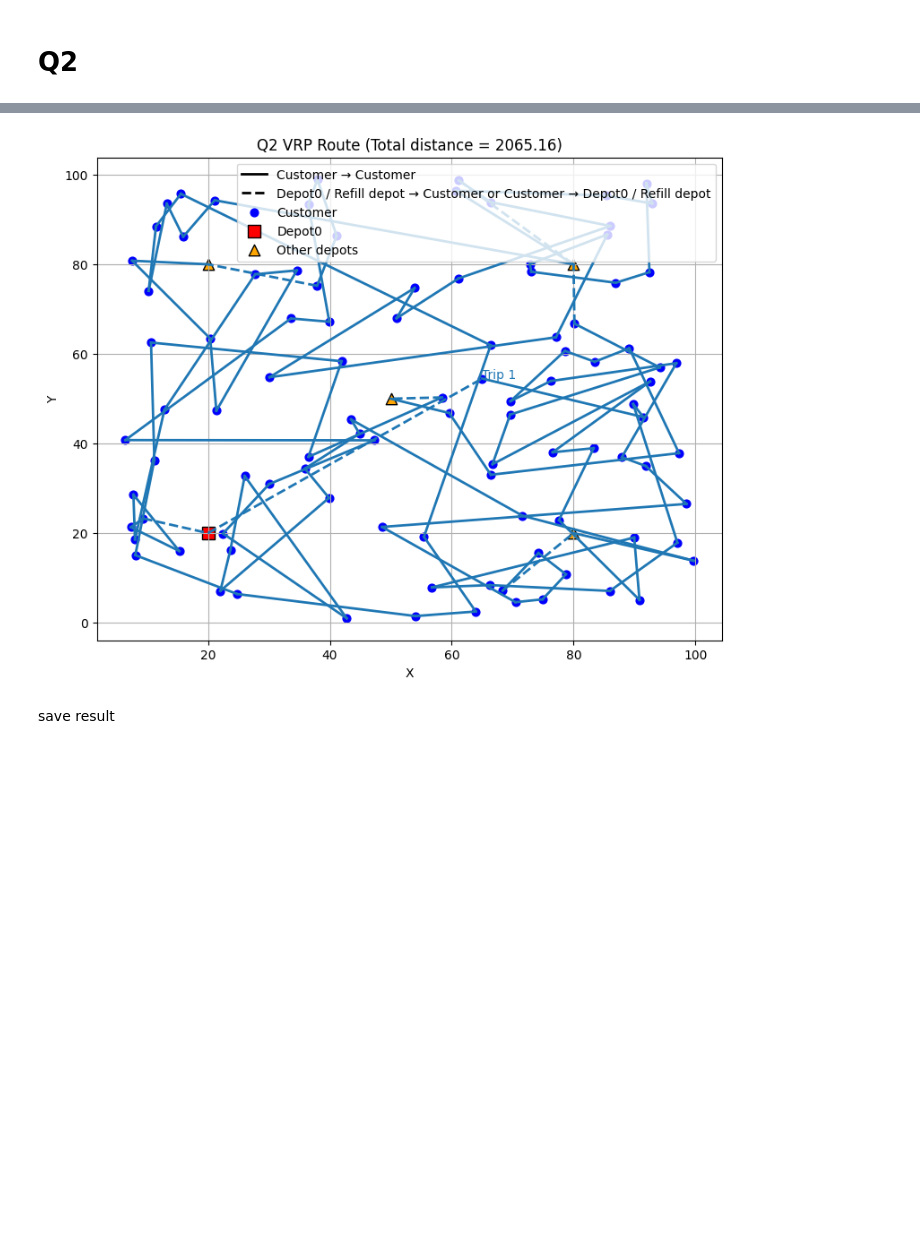
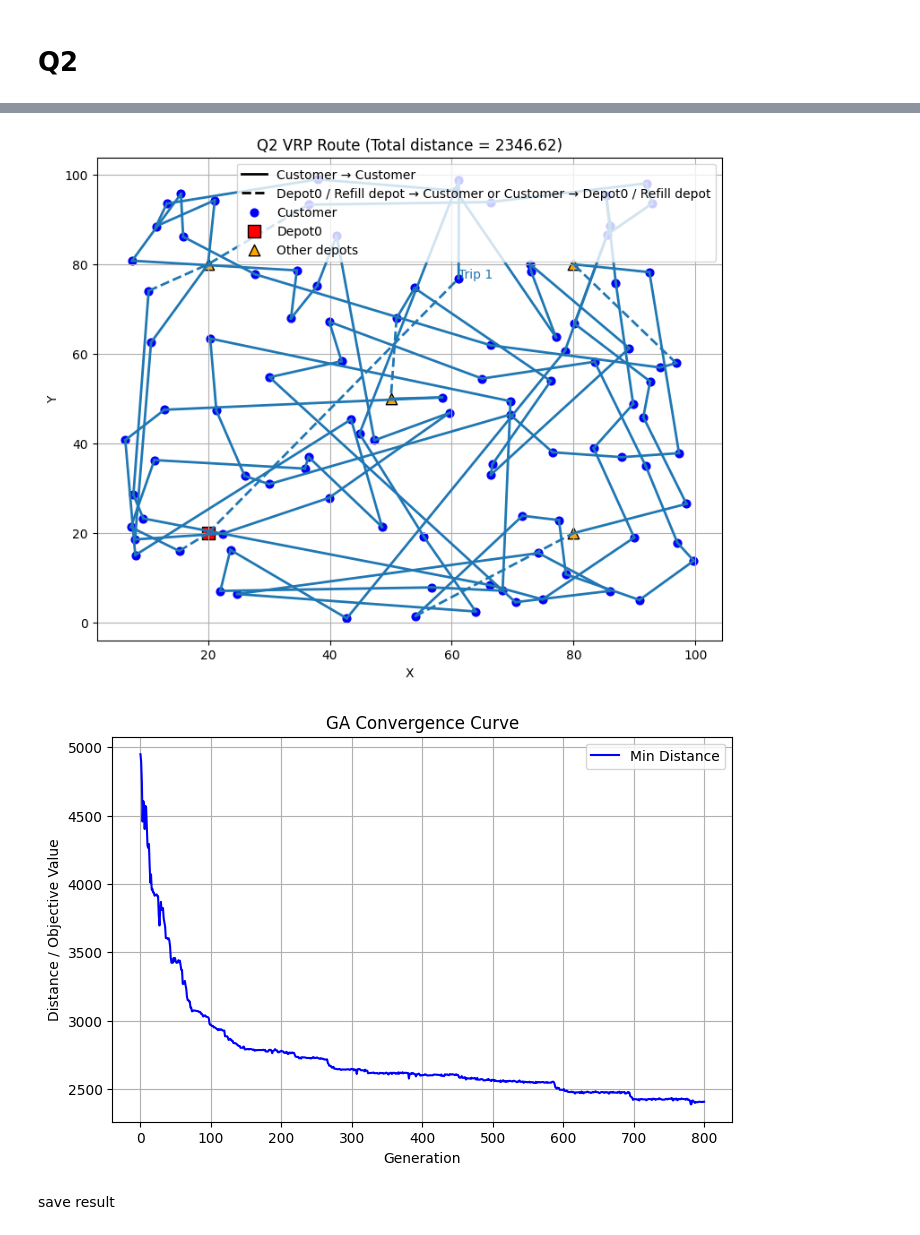
Before and after one commit to ssyss-513/MyColab, a Jupyter notebook: COMP5511/5511_a1.ipynb, the cells around one changed output, grey strips where cells are left out. Saved outputs shown, nothing was run; the diff lists cells and outputs as text; code cells hidden in the pictures; blank space fills up the shorter version.

```diff
--- a/COMP5511/5511_a1.ipynb
+++ b/COMP5511/5511_a1.ipynb
@@ -323,14 +309,14 @@ import pickle
 
 best_solutions = []
 for i, ind in enumerate(hof_save):
-    val, segments = eval_vrp_multi_depot(ind)
+    val, segments = eval_vrp_classical(ind)
     best_solutions.append({"individual": ind, "fitness": val[0], "segments": segments})
     print(f"\nTop {i+1} distance: {val[0]:.2f}")
     for j, s in enumerate(segments):
         print(f"  Trip {j+1}: {' -> '.join(map(str,s))}")
 
-with open("best_solutions.pkl", "wb") as f:
+with open("best_solutions_Q1_1.pkl", "wb") as f:
     pickle.dump(best_solutions, f)
 
-print("\n✅ 前10个最优解已保存到 best_solutions.pkl")
+print("\n✅ 前10个最优解已保存到 best_solutions_Q1_1.pkl")
 # %% [output]
@@ -562,28 +516,23 @@ print("\n✅ 前10个最优解已保存到 best_solutions_multi.pkl")
 # %% [markdown]
 # Q2
 # %%
-# @title
-# ===============================
-# Q2 随机需求版修改（与你的变量命名保持一致）
-# ===============================
-
 import numpy as np
 import pickle
 from deap import algorithms, base, creator, tools
 
 CAPACITY = 200
-MC_SAMPLES = 50   # 每个个体 Monte Carlo 模拟次数，可根据性能调整
-PENALTY = 1e6      # 不可行惩罚项，越大越重视可行性
+MC_SAMPLES = 25   # Number of Monte Carlo samples per individual
+PENALTY = 1e6     # Penalty
 
-# 所有仓库编号
+# All depot IDs
 depots = list(df[df["TYPE"].str.upper().str.contains("DEPOT")]["NO"])
-depot_main = main_depot_no   # 主仓库编号
-cust_nodes = list(customers["NO"])  # 客户编号
-demands = dict(zip(df["NO"], df["DEMAND"]))  # 编号到需求的映射
+depot_main = main_depot_no   # Main depot ID
+cust_nodes = list(customers["NO"])  # Customer node IDs
+demands = dict(zip(df["NO"], df["DEMAND"]))  # Mapping from node to demand
 
-# ---------- 生成截断正态需求 ----------
+# Generate truncated normal random demands
 def sample_demands(mean_demands):
-    """从 N(mean, 0.2*mean) 采样，负值重采样为正整数"""
+    """Sample from N(mean, 0.2*mean) with resampling for non-positive values."""
     sampled = {}
     for k, mu in mean_demands.items():
         if mu <= 0:
@@ -597,11 +546,11 @@ def sample_demands(mean_demands):
     return sampled
 
 
-# ---------- 计算一次样本下的路径距离 ----------
+# Compute route distance under one random demand sample
 def compute_distance_with_sample(individual, sampled_demands):
     total_dist = 0
     load = 0
-    cur = depot_main  # 从主仓出发
+    cur = depot_main  # Start from the main depot
     feasible = True
     seg = [cur]
     segs = []
@@ -610,11 +559,11 @@ def compute_distance_with_sample(individual, sampled_demands):
         cust = cust_nodes[idx]
         demand = sampled_demands[cust]
 
-        # 若单客户需求超过载重 -> 不可行
+        # If a single customer's demand exceeds capacity → infeasible
         if demand > CAPACITY:
             return float('inf'), [], False
 
-        # 若当前载重不足，则去最近补货仓库补货
+        # If current load exceeds capacity, go to the nearest refill depot
         if load + demand > CAPACITY:
             if len(depots) > 1:
                 nearest = min([d for d in depots if d != depot_main],
@@ -625,20 +574,20 @@ def compute_distance_with_sample(individual, sampled_demands):
             seg.append(nearest)
             cur = nearest
             load = 0
-        # 去客户
+        # Travel to the customer
         total_dist += dist_matrix[cur, cust]
         cur = cust
         load += demand
         seg.append(cust)
 
-    # 回主仓
+    # Return to main depot
     total_dist += dist_matrix[cur, depot_main]
     seg.append(depot_main)
     segs.append(seg)
     return total_dist, segs, feasible
 
 
-# ---------- Monte Carlo 多次评估 ----------
+# Monte Carlo evaluation
 def mc_evaluate(individual):
     total_dists = []
     feasible_count = 0
@@ -656,11 +605,11 @@ def mc_evaluate(individual):
     return (score,)
 
 
-# ---------- 替换 GA 评估函数 ----------
+# Replace GA evaluation function
 toolbox.register("evaluate", mc_evaluate)
 
 
-# ---------- 运行 GA ----------
+# Run Genetic Algorithm
 hof = tools.HallOfFame(10)
 stats = tools.Statistics(lambda ind: ind.fitness.values)
 stats.register("avg", np.mean)
@@ -669,17 +618,15 @@ stats.register("max", np.max)
 
 pop = toolbox.population(n=100)
 pop, log = algorithms.eaSimple(
-    pop, toolbox, cxpb=0.7, mutpb=0.2,
-    ngen=400, stats=stats, halloffame=hof, verbose=True
+    pop, toolbox, cxpb=0.75, mutpb=0.25,
+    ngen=800, stats=stats, halloffame=hof, verbose=True
 )
 
 best = hof[0]
 best_val, best_segments = eval_vrp_multi_depot(best)
 print(f"\n✅ Best distance: {best_val[0]:.2f}")
 
-# -----------------------------
-# 7. Visualization
-# -----------------------------
+# Visualization
 plt.figure(figsize=(9,7))
 plt.scatter(customers["XCOORD"], customers["YCOORD"], c='blue', s=40, label="Customer")
 plt.scatter(main_depot_row["XCOORD"], main_depot_row["YCOORD"], c='red', marker='s', s=100,
@@ -693,7 +640,7 @@ for i, seg in enumerate(best_segments):
     for j in range(len(seg)-1):
         x1, y1 = coords[seg[j]]
         x2, y2 = coords[seg[j+1]]
-        # 虚线: depot0 或其他补货仓库
+        # Dashed lines: Depot0 or refill depot
         if seg[j] == main_depot_no or seg[j+1] == main_depot_no or seg[j+1] in other_depot_nos:
             plt.plot([x1,x2],[y1,y2], color=colors[i], lw=2, linestyle='--')
         else:
@@ -701,7 +648,7 @@ for i, seg in enumerate(best_segments):
 
     plt.text(coords[seg[1]][0], coords[seg[1]][1], f"Trip {i+1}", color=colors[i])
 
-# 图例
+# Legend
 from matplotlib.lines import Line2D
 legend_elements = [
     Line2D([0],[0], color='black', lw=2, linestyle='-', label='Customer → Customer'),
@@ -714,5 +661,21 @@ plt.xlabel("X")
 plt.ylabel("Y")
 plt.grid(True)
 plt.show()
+
+# Convergence curve
+min_values = log.select("min")
+avg_values = log.select("avg")
+max_values = log.select("max")
+
+plt.figure(figsize=(8,5))
+plt.plot(min_values, label="Min Distance", color='blue')
+#plt.plot(avg_values, label="Avg Distance", color='orange')
+#plt.plot(max_values, label="Max Distance", color='red')
+plt.xlabel("Generation")
+plt.ylabel("Distance / Objective Value")
+plt.title("GA Convergence Curve")
+plt.legend()
+plt.grid(True)
+plt.show()
 # %% [output]
 gen     nevals  avg     min     max
@@ -735,4 +698,5 @@ gen     nevals  avg     min     max
-[figure, old version]
+[figure, new version]
+[figure, added]
 # %% [markdown]
 save result
 # %%
```
Also changed, not shown: parts of 27 cells of this notebook.
